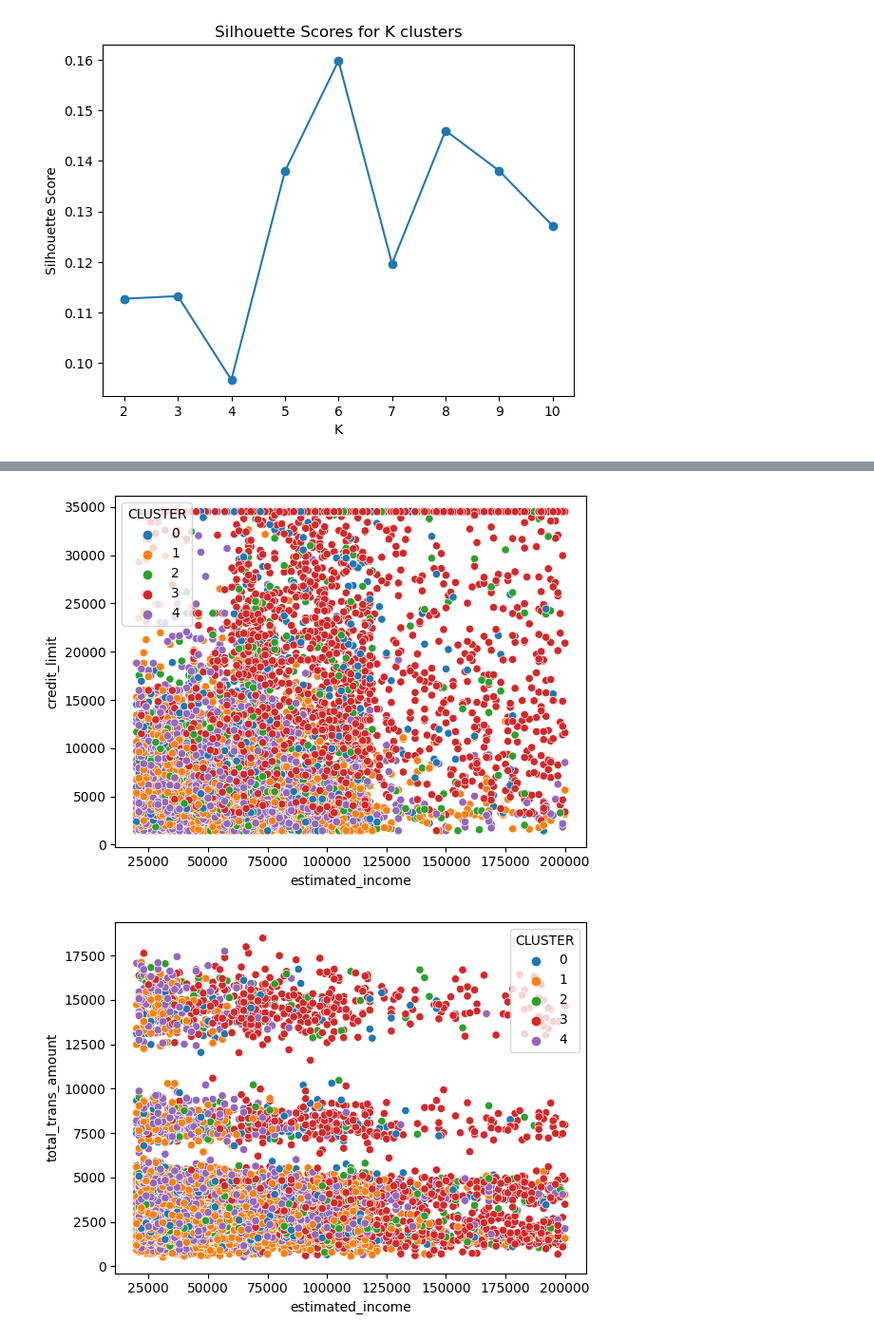
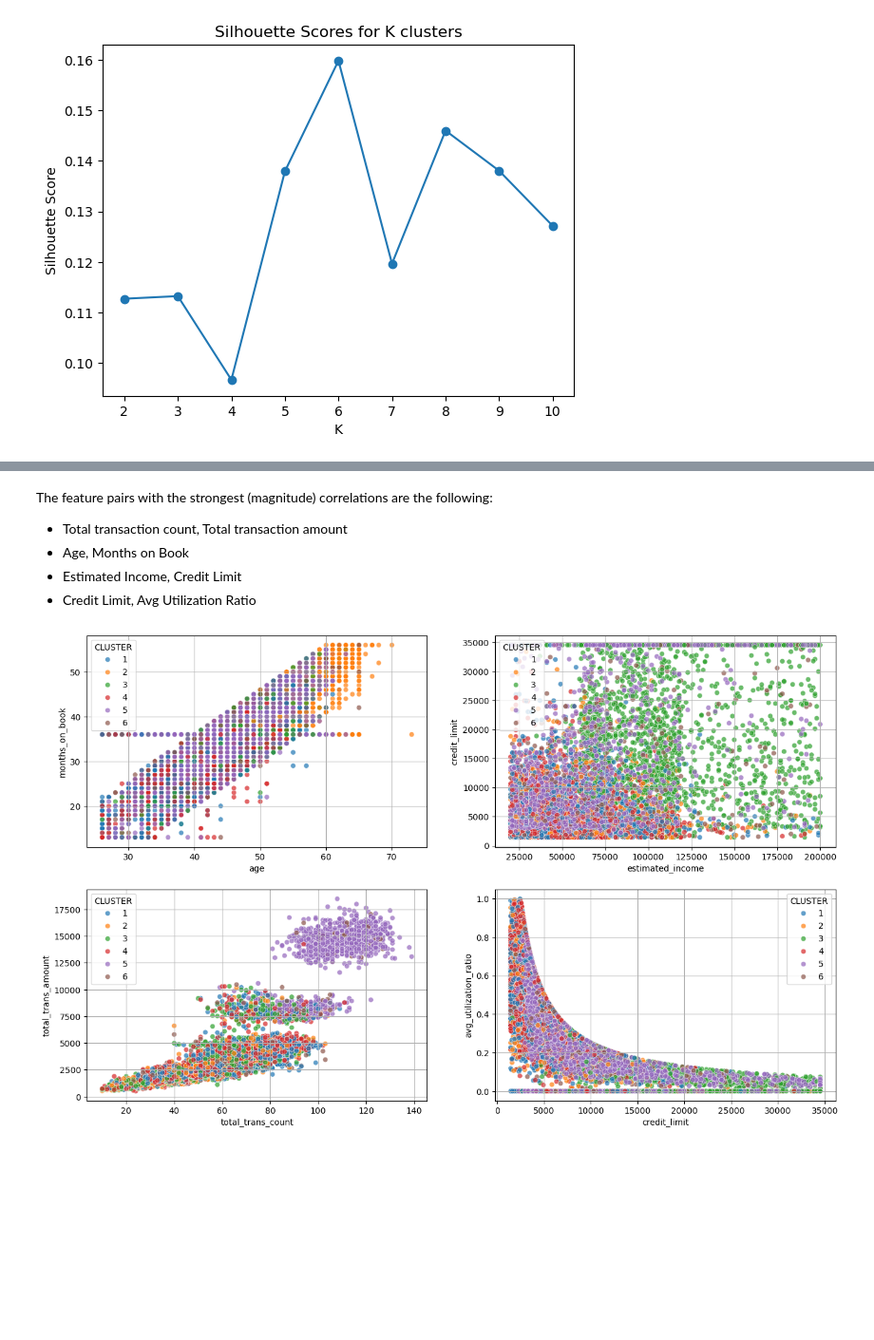
Before and after one commit to fano-raza/CC-Segmentation, a Jupyter notebook: CC_segmentation.ipynb, the cells around one changed output, grey strips where cells are left out. Shown at 95% size. Cells and saved outputs as stored; diff of their text form; code cells hidden in the pictures; blank space fills up the shorter version.

```diff
--- a/CC_segmentation.ipynb
+++ b/CC_segmentation.ipynb
@@ -165,15 +211,16 @@ clusters = model.fit_predict(df_scaled)
 # %%
+clusters+=1
 df['CLUSTER'] = clusters
 
-fig, ax = plt.subplots(figsize=(12, 10))
+fig, ax = plt.subplots(figsize=(20, 20))
 
-df.drop('customer_id', axis=1).groupby('CLUSTER').hist(ax=ax)
+for i, col in enumerate(numCols):
+    c_means = df.groupby('CLUSTER')[col].mean()
 
-# for col in numCols:
-#     c_means = df.groupby('CLUSTER')[col].mean()
-#     plt.bar(c_means.index, c_means)
-#     plt.title(col)
-#     plt.xlabel('Cluster')
-#     plt.ylabel(f'Mean {col}')
-#     plt.show()
+    ax = fig.add_subplot(5, 2, i+1)
+    ax.bar(c_means.index, c_means, color=sns.color_palette('tab10'), alpha=0.8)
+    ax.set_title(f"Average {col} per cluster")
+
+plt.tight_layout()
+plt.show()
 # %% [output]
@@ -189,15 +243,29 @@ dtype: object
+# %% [markdown]
+The feature pairs with the strongest (magnitude) correlations are the following:
+- Total transaction count, Total transaction amount
+- Age, Months on Book
+- Estimated Income, Credit Limit
+- Credit Limit, Avg Utilization Ratio
 # %%
 focusPairs = [
+    ['age', 'months_on_book'],
     ['estimated_income', 'credit_limit'],
-    ['estimated_income', 'total_trans_amount'],
-    ['estimated_income', 'avg_utilization_ratio'],
-    ['credit_limit', 'total_trans_amount'],
+    ['total_trans_count', 'total_trans_amount'],
     ['credit_limit', 'avg_utilization_ratio']
 ]
 # %%
+fig, ax = plt.subplots(2,2,figsize=(16,10))
+i, j = 0, 0
 for pair in focusPairs:
-    sns.scatterplot(data=df, x=pair[0], y=pair[1], hue='CLUSTER', palette='tab10')
-    plt.show()
+    sns.scatterplot(data=df, x=pair[0], y=pair[1], hue='CLUSTER', palette='tab10', alpha=0.7, ax=ax[i][j])
+    ax[i][j].grid(True)
+
+    j+=1
+    if j>1:
+        j=0
+        i+=1
+
+plt.tight_layout
+plt.show()
 # %% [output]
-[figure, old version]
+[figure, new version]
-[figure, removed]
```
Also changed, not shown: parts of 19 cells of this notebook, 1 other file.
